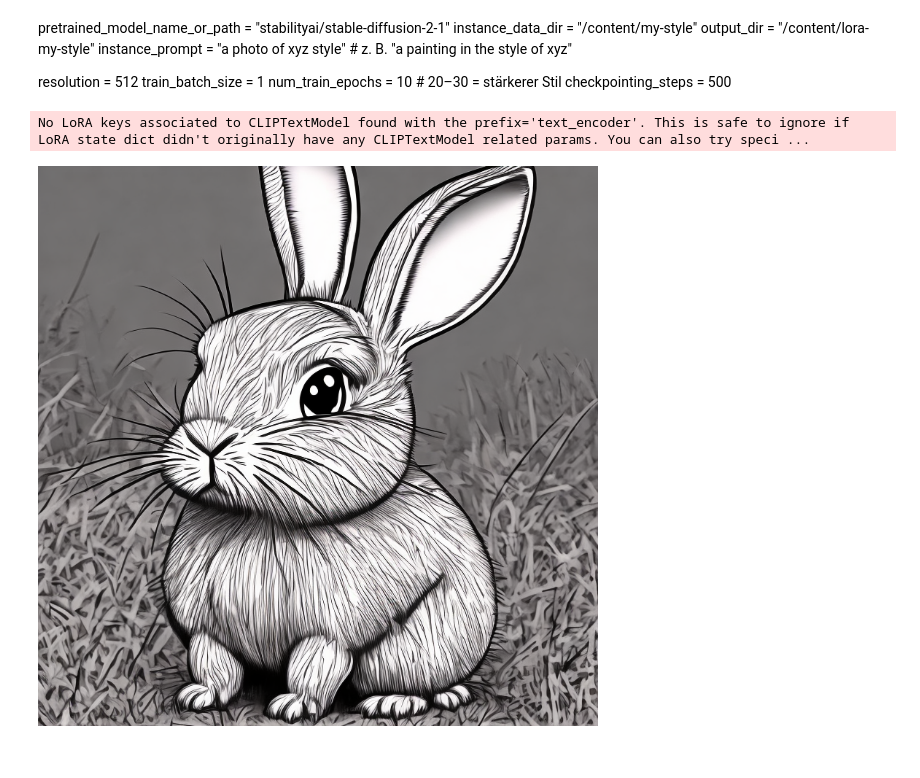
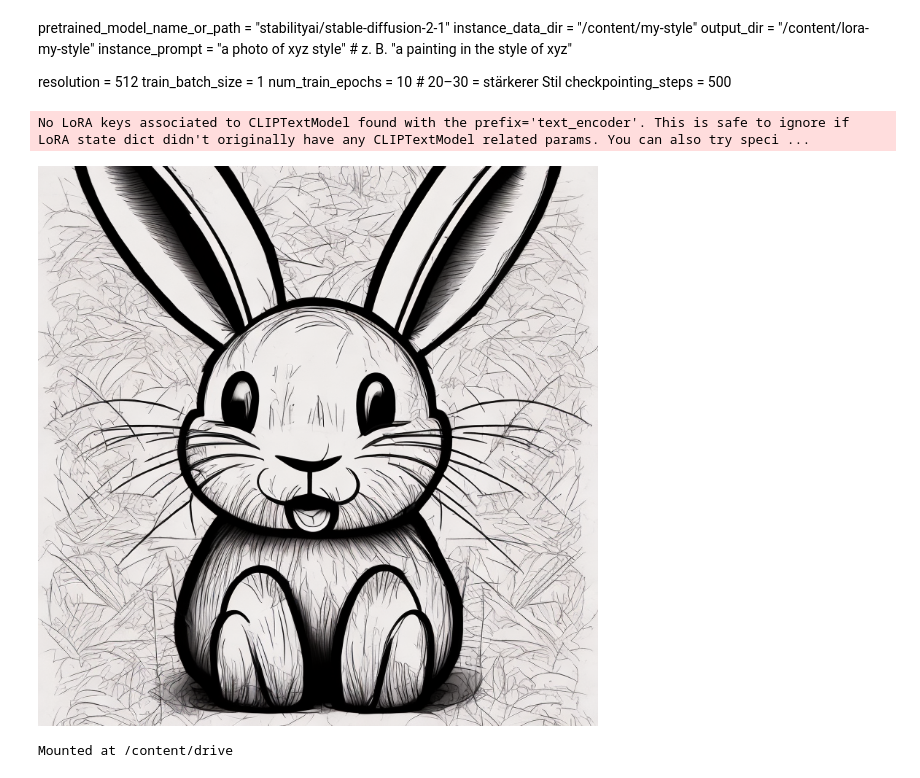
Before and after one commit to 7353Stefanie/ReactProject, a Jupyter notebook: examples/research_projects/gligen/demo.ipynb, the cells around one changed output. Saved outputs shown, nothing was run; the diff lists cells and outputs as text; code cells hidden in the pictures.

Commit message:
Mit Colab erstellt

```diff
--- a/examples/research_projects/gligen/demo.ipynb
+++ b/examples/research_projects/gligen/demo.ipynb
@@ -142,28 +142,35 @@ checkpointing_steps = 500
 # %%
 from diffusers import StableDiffusionPipeline
 import torch
 from IPython.display import display
 
 # Basis-Modell laden
 pipe = StableDiffusionPipeline.from_pretrained(
     "stabilityai/stable-diffusion-2-1",
     torch_dtype=torch.float16
 ).to("cuda")
 
 # LoRA-Gewichte laden
 pipe.load_lora_weights("/content/lora-hase")
 
 # Bild generieren
-prompt = "a cute cartoon bunny in black and white as a drawable picture for kids amd a white background"
+prompt = "a cartoon bunny with a hat at the head in black and white as a drawable picture for kids, very light background, no gray"
 image = pipe(prompt, num_inference_steps=30, guidance_scale=7.5).images[0]
 
 # Anzeigen
 
 display(image)
 # @title
 # %% [output]
 No LoRA keys associated to CLIPTextModel found with the prefix='text_encoder'. This is safe to ignore if LoRA state dict didn't originally have any CLIPTextModel related params. You can also try speci ...
-[figure, old version]
+[figure, new version]
+# %%
+from google.colab import drive
+drive.mount('/content/drive')
+
+!cp -r /content/lora-hase /content/drive/MyDrive/
+# %% [output]
+Mounted at /content/drive
 # %%
 import numpy as np
 
```
